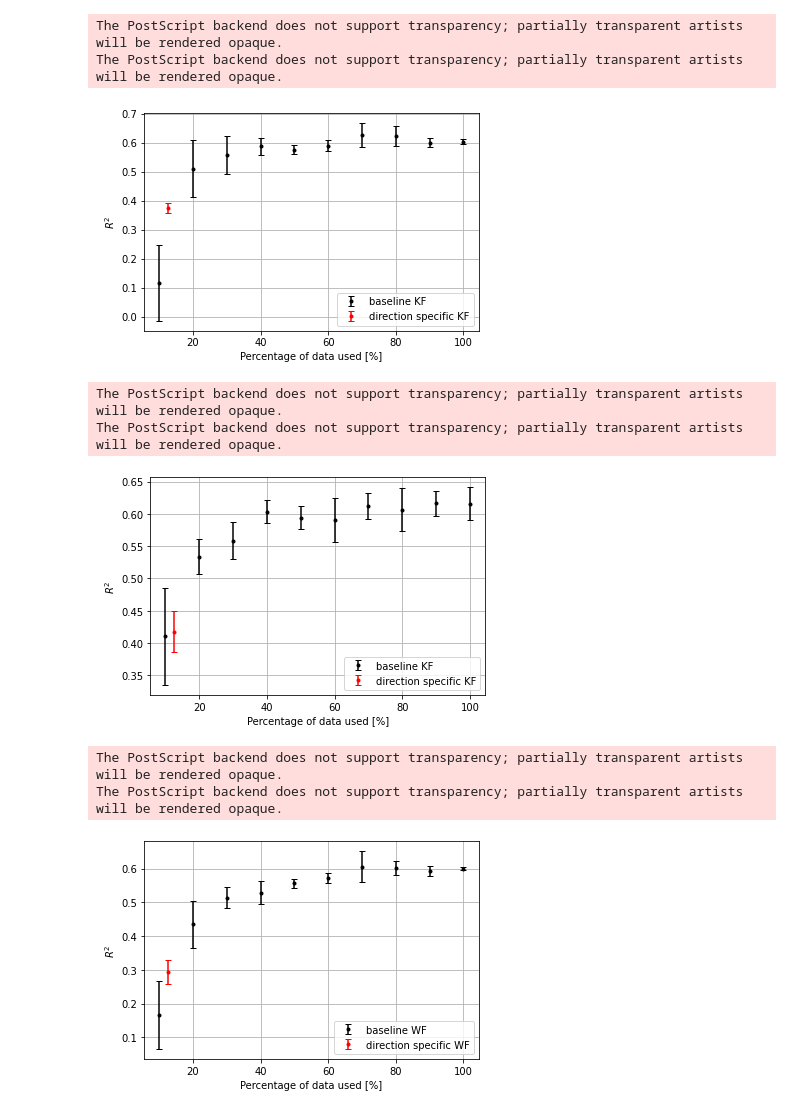
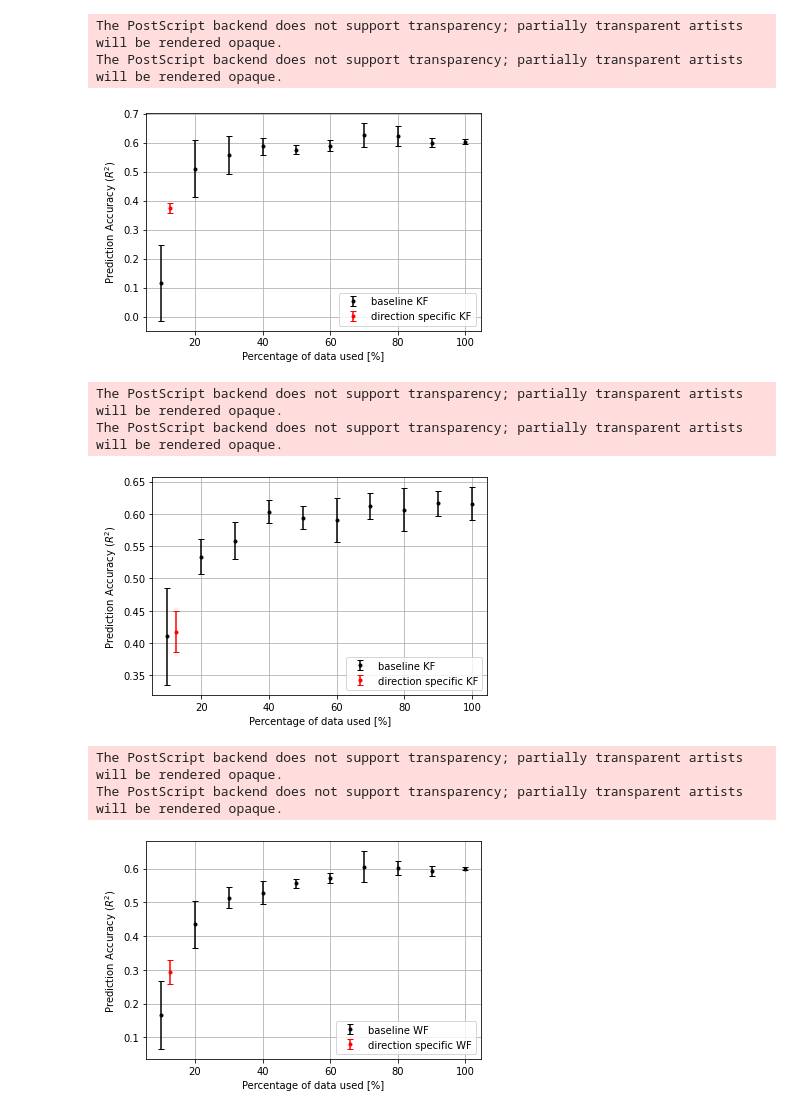
Before and after one commit to jonskerlj/Enhancing_BMIs, a Jupyter notebook: Report figures/RS_task_data_length_effect.ipynb, the cells around one changed output. Cells and saved outputs as stored; diff of their text form; code cells hidden in the pictures.

```diff
--- a/Report figures/RS_task_data_length_effect.ipynb
+++ b/Report figures/RS_task_data_length_effect.ipynb
@@ -32,28 +32,28 @@ KF_R2_vel_std = np.std(KF_R2_vel, axis=0)
 # %%
 ## KF plot - position
 
 x = [100, 90, 80, 70, 60, 50, 40, 30, 20, 10]
 R_ind_pos = np.array([0.374, 0.381, 0.403, 0.354, 0.364])
 R_ind_pos_mean = np.mean(R_ind_pos)
 R_ind_pos_std = np.std(R_ind_pos)
 
 
 fig_KF_len=plt.figure()
 plt.errorbar(x, KF_R2_pos_mean, yerr=KF_R2_pos_std, fmt='.k', capsize=3,label='baseline KF')
 #plt.plot(x, ind, 'r',label='avg. ind. targets decoder')
 plt.errorbar([12.5],R_ind_pos_mean, yerr=R_ind_pos_std, fmt='.r',capsize=3,label='direction specific KF')
 plt.xlabel('Percentage of data used [%]')
 #plt.title('FFNN: R2 vs % of data used (Velocity)')
-plt.ylabel('$R^2$')
+plt.ylabel('Prediction Accuracy ($R^2$)')
 plt.grid()
 plt.legend()
 plt.savefig('RS_effect_of_data_length/KF_SR_data_length_pos.png')
 plt.savefig('RS_effect_of_data_length/KF_SR_data_length_pos.eps', format='eps')
 plt.show()
 # %% [output]
 The PostScript backend does not support transparency; partially transparent artists will be rendered opaque.
 The PostScript backend does not support transparency; partially transparent artists will be rendered opaque.
-[figure, old version]
+[figure, new version]
 # %%
 ## KF plot - velocity
 R_ind_vel = np.array([0.376, 0.391, 0.416, 0.458, 0.447])
@@ -67,7 +67,7 @@ plt.errorbar(x, KF_R2_vel_mean, yerr=KF_R2_vel_std, fmt='.k', capsize=3,label='b
 plt.errorbar([12.5],R_ind_vel_mean, yerr=R_ind_vel_std, fmt='.r',capsize=3,label='direction specific KF')
 plt.xlabel('Percentage of data used [%]')
 #plt.title('FFNN: R2 vs % of data used (Velocity)')
-plt.ylabel('$R^2$')
+plt.ylabel('Prediction Accuracy ($R^2$)')
 plt.grid()
 plt.legend()
 plt.savefig('RS_effect_of_data_length/KF_SR_data_length_vel.png')
@@ -76,7 +76,7 @@ plt.show()
 # %% [output]
 The PostScript backend does not support transparency; partially transparent artists will be rendered opaque.
 The PostScript backend does not support transparency; partially transparent artists will be rendered opaque.
-[figure, old version]
+[figure, new version]
 # %%
 # Wiener filter Data
 WF_R2_pos = [[0.60209976,  0.57080926,  0.61290944,  0.67617706,  0.57822361,  0.57020854, 0.46818683,  0.52516328,  0.52126047, 0.12918008]]
@@ -118,7 +118,7 @@ plt.errorbar(x, WF_R2_pos_mean, yerr=WF_R2_pos_std, fmt='.k', capsize=3,label='b
 plt.errorbar([12.5],R_ind_pos_mean, yerr=R_ind_pos_std, fmt='.r',capsize=3,label='direction specific WF')
 plt.xlabel('Percentage of data used [%]')
 #plt.title('FFNN: R2 vs % of data used (Velocity)')
-plt.ylabel('$R^2$')
+plt.ylabel('Prediction Accuracy ($R^2$)')
 plt.grid()
 plt.legend()
 plt.savefig('RS_effect_of_data_length/WF_SR_data_length_pos.png')
@@ -127,6 +127,6 @@ plt.show()
 # %% [output]
 The PostScript backend does not support transparency; partially transparent artists will be rendered opaque.
 The PostScript backend does not support transparency; partially transparent artists will be rendered opaque.
-[figure, old version]
+[figure, new version]
 # %%
 ## WF plot - velocity
```
Also changed, not shown: parts of 5 cells of this notebook, 33 other files.
